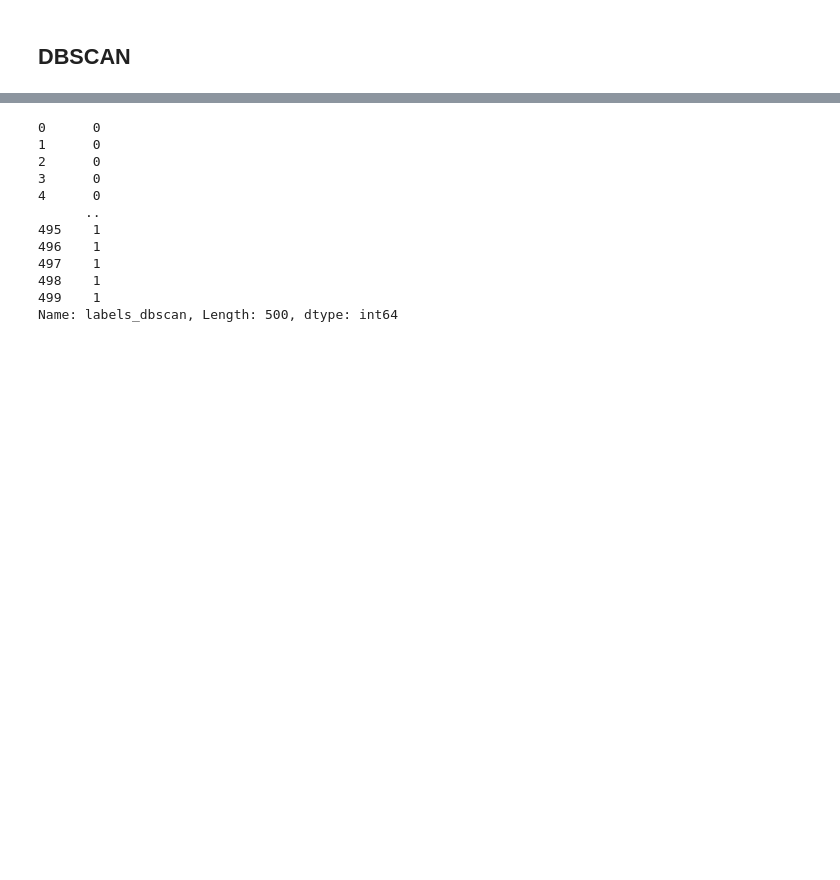
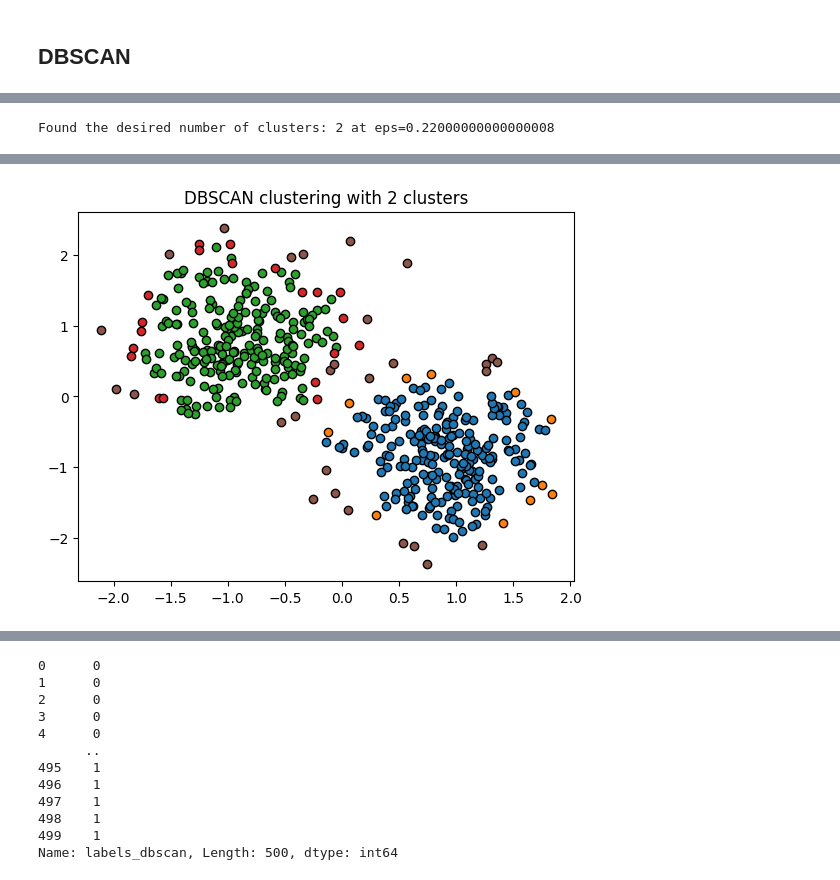
Before and after one commit to HaykTarkhanyan/CDSGD, a Jupyter notebook: cdsgd/run_clustering.ipynb, the cells around one changed output, grey strips where cells are left out. Drawn from its saved outputs; the diff is of its cells as text; code cells hidden in the pictures; blank space fills up the shorter version.

```diff
--- a/cdsgd/run_clustering.ipynb
+++ b/cdsgd/run_clustering.ipynb
@@ -231,13 +244,13 @@ for path in DATASETS:
 # %%
 
 # Generating sample data
-# X, _ = make_moons(n_samples=300, noise=0.1, random_state=42)
+X, _ = make_moons(n_samples=300, noise=0.1, random_state=42)
 
-# path = os.path.join(OUTPUT_FOLDER, "kmeans_gaussian_df.csv")
-# df = pd.read_csv(path)
+path = os.path.join(OUTPUT_FOLDER, "kmeans_gaussian_df.csv")
+df = pd.read_csv(path)
 
-# X = df[[df.columns[0], df.columns[1]]].values
-# X_scaled = StandardScaler().fit_transform(X)  # Scaling is important for DBSCAN
+X = df[[df.columns[0], df.columns[1]]].values
+X_scaled = StandardScaler().fit_transform(X)  # Scaling is important for DBSCAN
 
 
 def run_dbscan(X_scaled, target_clusters=target_clusters, eps=eps, min_samples=min_samples, step=step, max_eps=max_eps):
@@ -266,25 +279,27 @@ def run_dbscan(X_scaled, target_clusters=target_clusters, eps=eps, min_samples=m
         print("Could not find the exact number of desired clusters with the given parameters.")
     else:
         return db
-# else:
-#     # Further analysis or visualization can go here
-#     import matplotlib.pyplot as plt
 
-#     # Plotting results
-#     core_samples_mask = np.zeros_like(db.labels_, dtype=bool)
-#     core_samples_mask[db.core_sample_indices_] = True
-#     for k in unique_labels:
-#         class_member_mask = (labels == k)
+db = run_dbscan(X_scaled)
+if db:
+    labels = db.labels_
+    unique_labels = set(labels)
 
-#         xy = X_scaled[class_member_mask & core_samples_mask]
-#         plt.plot(xy[:, 0], xy[:, 1], 'o', markeredgecolor='k')
+    # Plotting results
+    core_samples_mask = np.zeros_like(db.labels_, dtype=bool)
+    core_samples_mask[db.core_sample_indices_] = True
+    for k in unique_labels:
+        class_member_mask = (labels == k)
 
-#         xy = X_scaled[class_member_mask & ~core_samples_mask]
-#         plt.plot(xy[:, 0], xy[:, 1], 'o', markeredgecolor='k')
+        xy = X_scaled[class_member_mask & core_samples_mask]
+        plt.plot(xy[:, 0], xy[:, 1], 'o', markeredgecolor='k')
 
-#     plt.title('DBSCAN clustering with 2 clusters')
-#     plt.show()
+        xy = X_scaled[class_member_mask & ~core_samples_mask]
+        plt.plot(xy[:, 0], xy[:, 1], 'o', markeredgecolor='k')
 
-#     # save the results
-#     df["labels_dbscan"] = db.labels_
+    plt.title('DBSCAN clustering with 2 clusters')
+    plt.show()
+
+    # save the results
+    df["labels_dbscan"] = db.labels_
 # %% [output]
@@ -291,0 +323 @@ NameError: name 'target_clusters' is not defined
+Found the desired number of clusters: 2 at eps=0.22000000000000008
@@ -292,3 +341,4 @@ NameError: name 'target_clusters' is not defined
+[figure, added]
 # %%
 
 
```
Also changed, not shown: parts of 3 cells of this notebook, 16 other files.
